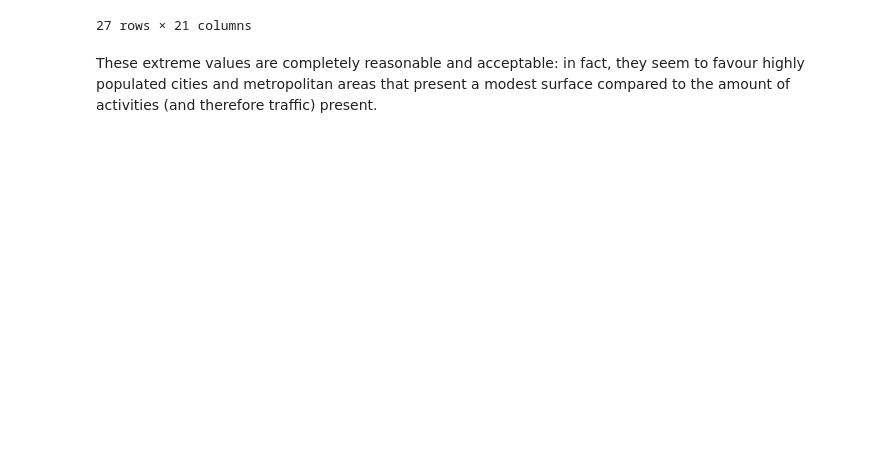
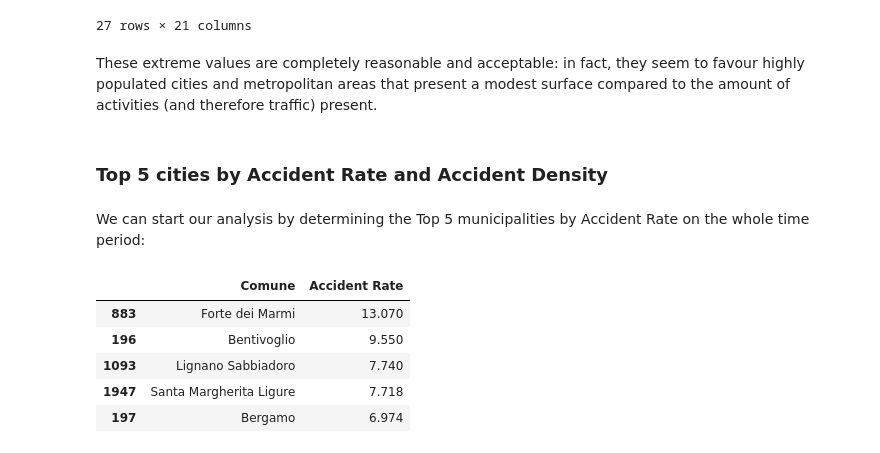
Before and after one commit to MarcoTosoni/boolean_project, a Jupyter notebook: data_analysis.ipynb, the cells around one changed output. Drawn from its saved outputs; the diff is of its cells as text; code cells hidden in the pictures; blank space fills up the shorter version.

Commit message:
basic top5 analysis completed

```diff
--- a/data_analysis.ipynb
+++ b/data_analysis.ipynb
@@ -527,3 +528,17 @@ target_cities[target_cities['Accident Density']>20]
 27 rows × 21 columns
 # %% [markdown]
 These extreme values are completely reasonable and acceptable: in fact, they seem to favour highly populated cities and metropolitan areas that present a modest surface compared to the amount of activities (and therefore traffic) present.
+# %% [markdown]
+### Top 5 cities by Accident Rate and Accident Density
+# %% [markdown]
+We can start our analysis by determining the Top 5 municipalities by Accident Rate on the whole time period:
+# %%
+top5_rate = target_cities.groupby('Comune',as_index=False)['Accident Rate'].mean().sort_values('Accident Rate',ascending=False).head(5)
+top5_rate
+# %% [output]
+|  | Comune | Accident Rate |
+| 883 | Forte dei Marmi | 13.070 |
+| 196 | Bentivoglio | 9.550 |
+| 1093 | Lignano Sabbiadoro | 7.740 |
+| 1947 | Santa Margherita Ligure | 7.718 |
+| 197 | Bergamo | 6.974 |
```
Also changed, not shown: parts of 17 cells of this notebook.
